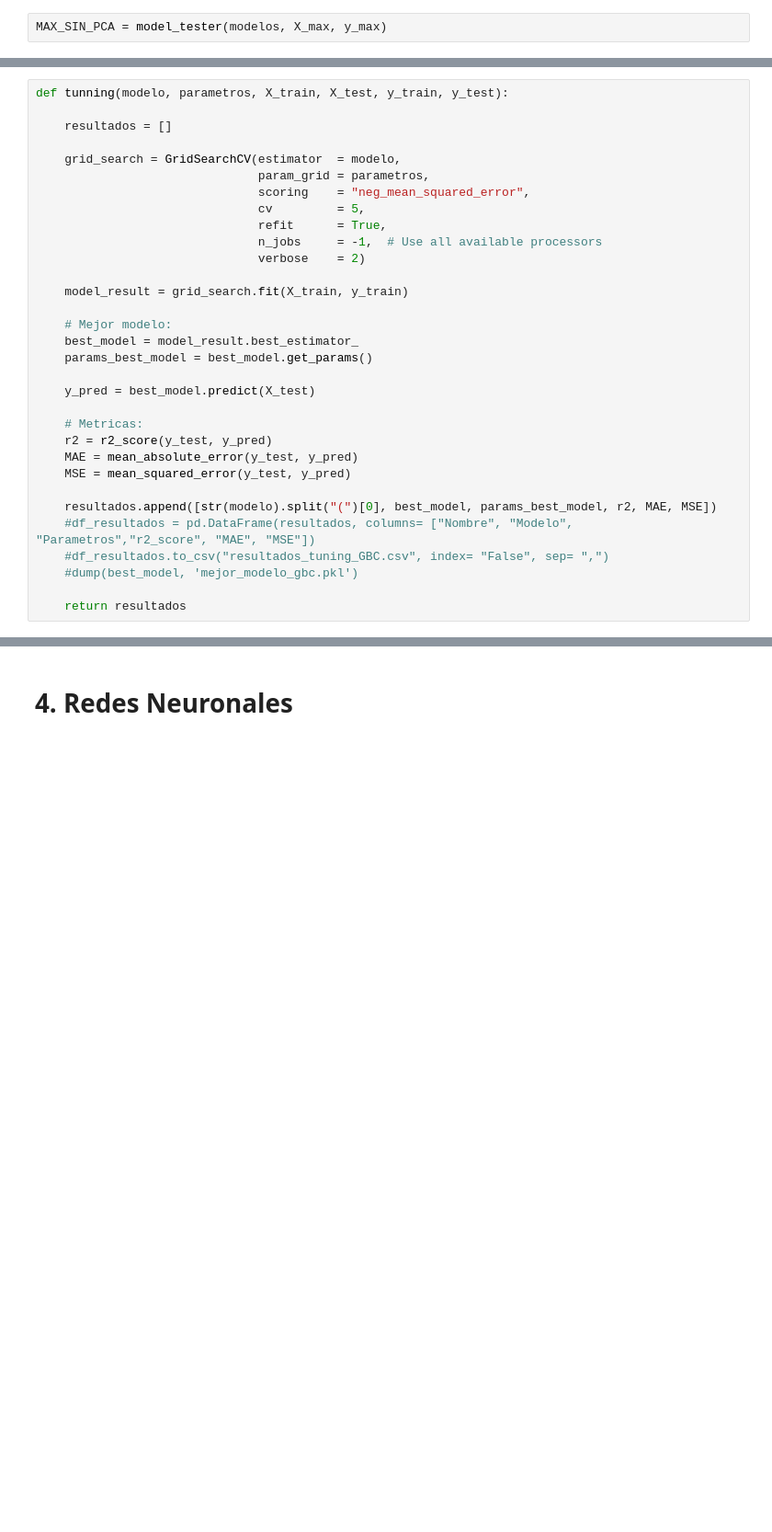
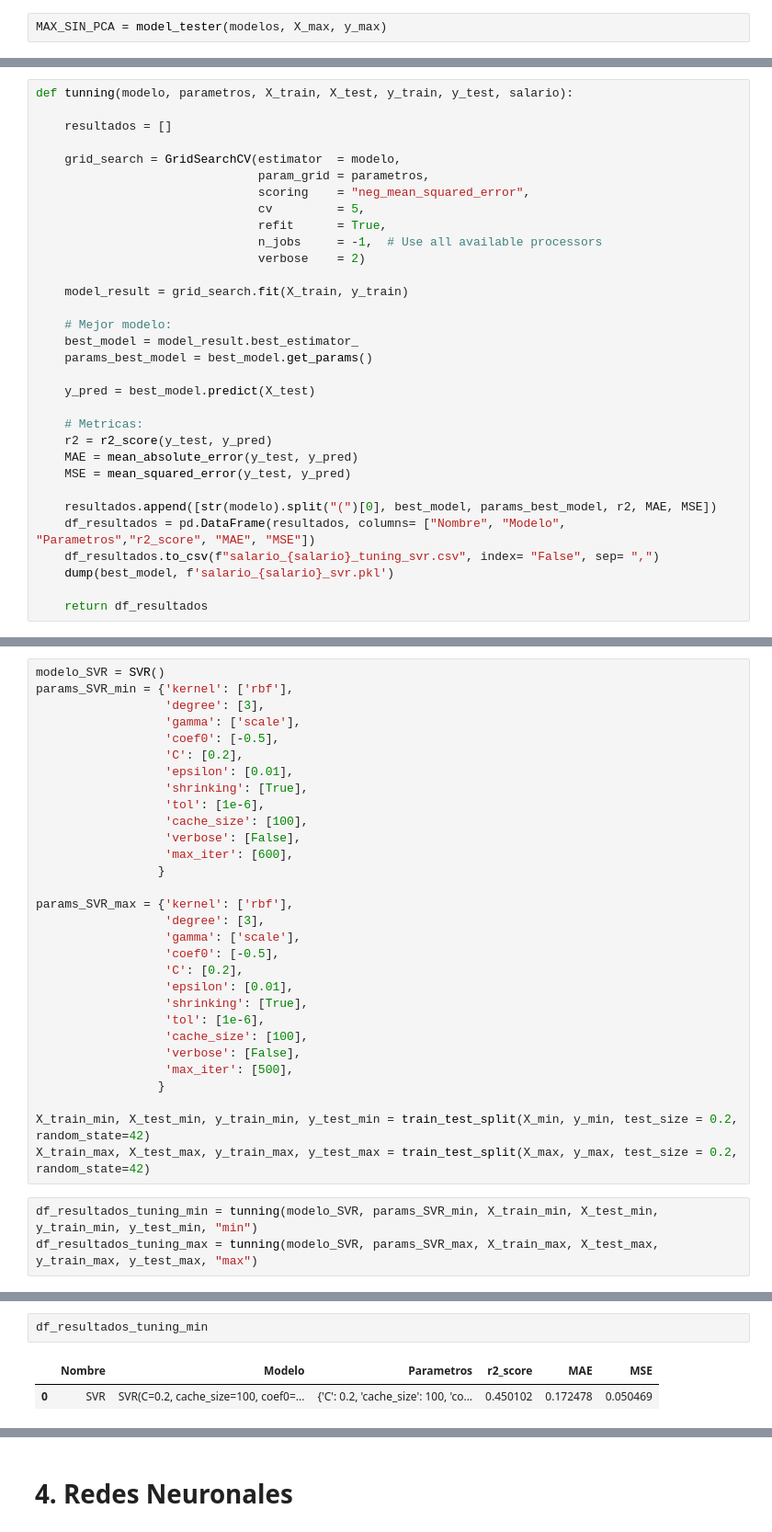
Before and after one commit to UrkoRegueiro/IT_Job_Spain_Project, a Jupyter notebook: Modelos/salary_prediction.ipynb, the cells around one changed output, grey strips where cells are left out. Shown at 92% size. Saved outputs shown, nothing was run; the diff lists cells and outputs as text; blank space fills up the shorter version.

Commit message:
Actualización limpieza y script modelos

```diff
--- a/Modelos/salary_prediction.ipynb
+++ b/Modelos/salary_prediction.ipynb
@@ -346,5 +265,5 @@ Subclasses:
 # %%
-def tunning(modelo, parametros, X_train, X_test, y_train, y_test):
+def tunning(modelo, parametros, X_train, X_test, y_train, y_test, salario):
 
     resultados = []
 
@@ -370,8 +289,8 @@ def tunning(modelo, parametros, X_train, X_test, y_train, y_test):
     MSE = mean_squared_error(y_test, y_pred)
 
     resultados.append([str(modelo).split("(")[0], best_model, params_best_model, r2, MAE, MSE])
-    #df_resultados = pd.DataFrame(resultados, columns= ["Nombre", "Modelo", "Parametros","r2_score", "MAE", "MSE"])
-    #df_resultados.to_csv("resultados_tuning_GBC.csv", index= "False", sep= ",")
-    #dump(best_model, 'mejor_modelo_gbc.pkl')
+    df_resultados = pd.DataFrame(resultados, columns= ["Nombre", "Modelo", "Parametros","r2_score", "MAE", "MSE"])
+    df_resultados.to_csv(f"salario_{salario}_tuning_svr.csv", index= "False", sep= ",")
+    dump(best_model, f'salario_{salario}_svr.pkl')
 
-    return resultados
+    return df_resultados
@@ -454,0 +333,33 @@ Name: 38, dtype: object
+# %%
+modelo_SVR = SVR()
+params_SVR_min = {'kernel': ['rbf'],
+                  'degree': [3],
+                  'gamma': ['scale'],
+                  'coef0': [-0.5],
+                  'C': [0.2],
+                  'epsilon': [0.01],
+                  'shrinking': [True],
+                  'tol': [1e-6],
+                  'cache_size': [100],
+                  'verbose': [False],
+                  'max_iter': [600],
+                 }
+
+params_SVR_max = {'kernel': ['rbf'],
+                  'degree': [3],
+                  'gamma': ['scale'],
+                  'coef0': [-0.5],
+                  'C': [0.2],
+                  'epsilon': [0.01],
+                  'shrinking': [True],
+                  'tol': [1e-6],
+                  'cache_size': [100],
+                  'verbose': [False],
+                  'max_iter': [500],
+                 }
+
+X_train_min, X_test_min, y_train_min, y_test_min = train_test_split(X_min, y_min, test_size = 0.2, random_state=42)
+X_train_max, X_test_max, y_train_max, y_test_max = train_test_split(X_max, y_max, test_size = 0.2, random_state=42)
+# %%
+df_resultados_tuning_min = tunning(modelo_SVR, params_SVR_min, X_train_min, X_test_min, y_train_min, y_test_min, "min")
+df_resultados_tuning_max = tunning(modelo_SVR, params_SVR_max, X_train_max, X_test_max, y_train_max, y_test_max, "max")
@@ -454,0 +369,5 @@ Name: 38, dtype: object
+# %%
+df_resultados_tuning_min
+# %% [output]
+|  | Nombre | Modelo | Parametros | r2_score | MAE | MSE |
+| 0 | SVR | SVR(C=0.2, cache_size=100, coef0=... | {'C': 0.2, 'cache_size': 100, 'co... | 0.450102 | 0.172478 | 0.050469 |
```
Also changed, not shown: parts of 42 cells of this notebook, 6 other files.
